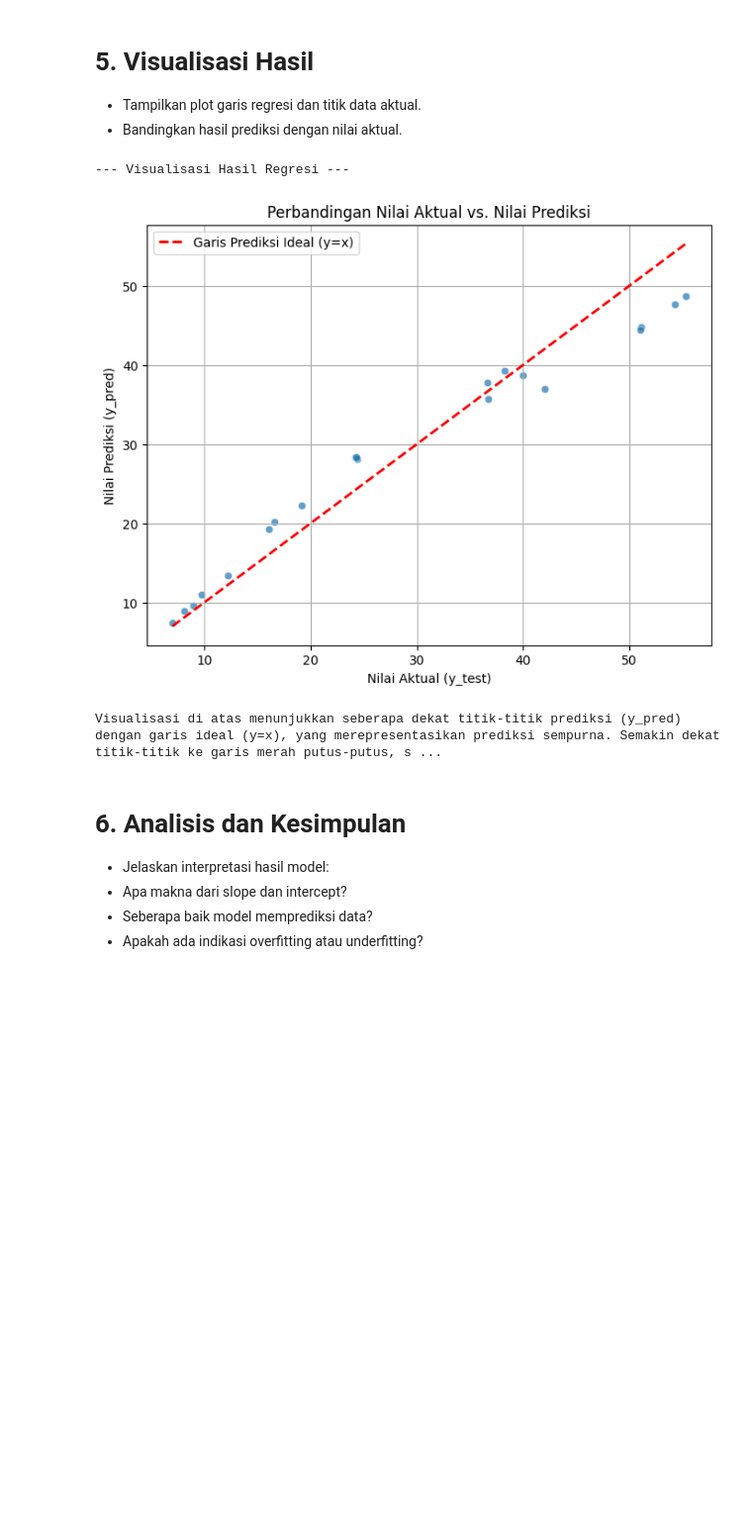
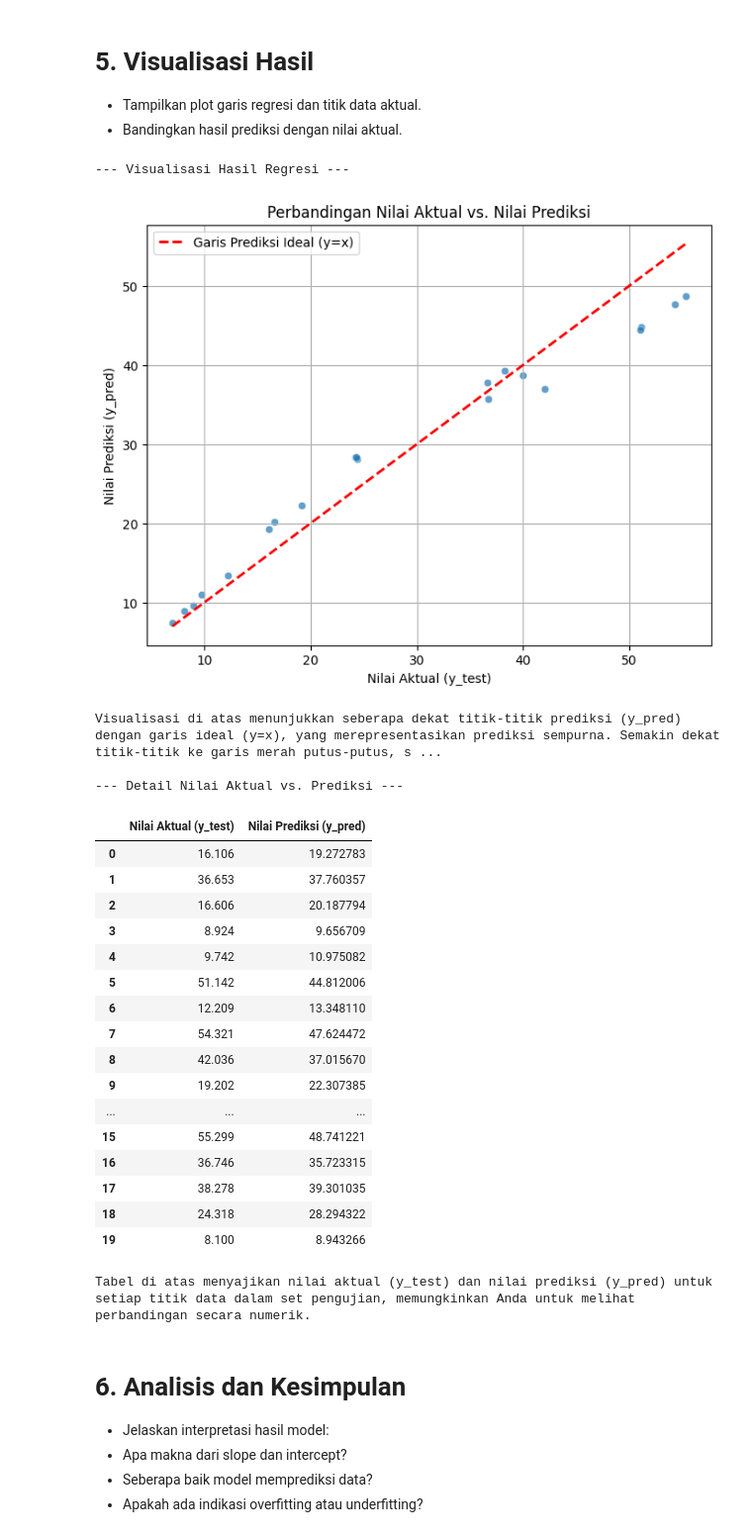
Before and after one commit to Ryynghh/Linear-Regresion-with-Python, a Jupyter notebook: regresi_linear.ipynb, the cells around one changed output. Shown at 99% size. Saved outputs shown, nothing was run; the diff lists cells and outputs as text; code cells hidden in the pictures; blank space fills up the shorter version.

Commit message:
Created using Colab #LinearRegresion

```diff
--- a/regresi_linear.ipynb
+++ b/regresi_linear.ipynb
@@ -18,7 +21,9 @@ import seaborn as sns
 # Memuat dataset 'Student_Marks.csv'
 try:
     df = pd.read_csv('/content/Student_Marks.csv')
-    print("Dataset 'Student_Marks.csv' berhasil dimuat.")
+    # Memastikan hanya variabel yang relevan yang digunakan
+    df = df[['number_courses', 'time_study', 'Marks']]
+    print("Dataset 'Student_Marks.csv' berhasil dimuat dan kolom yang relevan dipilih.")
 except FileNotFoundError:
     print("Error: 'Student_Marks.csv' tidak ditemukan di path yang diberikan.")
     print("Pastikan file tersebut berada di '/content/Student_Marks.csv'.")
@@ -206,30 +211,59 @@ R-squared (R2 Score): 0.95
 # %%
 import matplotlib.pyplot as plt
 import seaborn as sns
+import pandas as pd # Import pandas untuk DataFrame
 
 # Memastikan y_test dan y_pred tersedia dari langkah sebelumnya
 # Jika tidak, Anda perlu menjalankannya lagi atau mendapatkan dari kernel state
 # Contoh: y_pred = model.predict(X_test)
 
 print("--- Visualisasi Hasil Regresi ---")
 
 # Plot garis regresi dan titik data aktual
 # Ini seringkali divisualisasikan dengan membandingkan nilai aktual (y_test) dengan nilai prediksi (y_pred)
 plt.figure(figsize=(8, 6))
 sns.scatterplot(x=y_test, y=y_pred, alpha=0.7)
 plt.plot([y_test.min(), y_test.max()], [y_test.min(), y_test.max()], 'r--', lw=2, label='Garis Prediksi Ideal (y=x)')
 plt.xlabel('Nilai Aktual (y_test)')
 plt.ylabel('Nilai Prediksi (y_pred)')
 plt.title('Perbandingan Nilai Aktual vs. Nilai Prediksi')
 plt.legend()
 plt.grid(True)
 plt.show()
 
 print("Visualisasi di atas menunjukkan seberapa dekat titik-titik prediksi (y_pred) dengan garis ideal (y=x), yang merepresentasikan prediksi sempurna. Semakin dekat titik-titik ke garis merah putus-putus, semakin baik kinerja model.")
+
+# === Penambahan untuk menampilkan tampilan lengkap tiap titik regresi ===
+print("\n--- Detail Nilai Aktual vs. Prediksi ---")
+# Buat DataFrame untuk menampilkan nilai aktual dan prediksi
+df_results = pd.DataFrame({'Nilai Aktual (y_test)': y_test.reset_index(drop=True), 'Nilai Prediksi (y_pred)': y_pred})
+display(df_results)
+
+print("\nTabel di atas menyajikan nilai aktual (y_test) dan nilai prediksi (y_pred) untuk setiap titik data dalam set pengujian, memungkinkan Anda untuk melihat perbandingan secara numerik.")
 # %% [output]
 --- Visualisasi Hasil Regresi ---
 [figure]
 Visualisasi di atas menunjukkan seberapa dekat titik-titik prediksi (y_pred) dengan garis ideal (y=x), yang merepresentasikan prediksi sempurna. Semakin dekat titik-titik ke garis merah putus-putus, s ...
+
+--- Detail Nilai Aktual vs. Prediksi ---
+|  | Nilai Aktual (y_test) | Nilai Prediksi (y_pred) |
+| 0 | 16.106 | 19.272783 |
+| 1 | 36.653 | 37.760357 |
+| 2 | 16.606 | 20.187794 |
+| 3 | 8.924 | 9.656709 |
+| 4 | 9.742 | 10.975082 |
+| 5 | 51.142 | 44.812006 |
+| 6 | 12.209 | 13.348110 |
+| 7 | 54.321 | 47.624472 |
+| 8 | 42.036 | 37.015670 |
+| 9 | 19.202 | 22.307385 |
+| ... | ... | ... |
+| 15 | 55.299 | 48.741221 |
+| 16 | 36.746 | 35.723315 |
+| 17 | 38.278 | 39.301035 |
+| 18 | 24.318 | 28.294322 |
+| 19 | 8.100 | 8.943266 |
+Tabel di atas menyajikan nilai aktual (y_test) dan nilai prediksi (y_pred) untuk setiap titik data dalam set pengujian, memungkinkan Anda untuk melihat perbandingan secara numerik.
 # %% [markdown]
 # 6. Analisis dan Kesimpulan
 * Jelaskan interpretasi hasil model:
```
Also changed, not shown: parts of 3 cells of this notebook.
